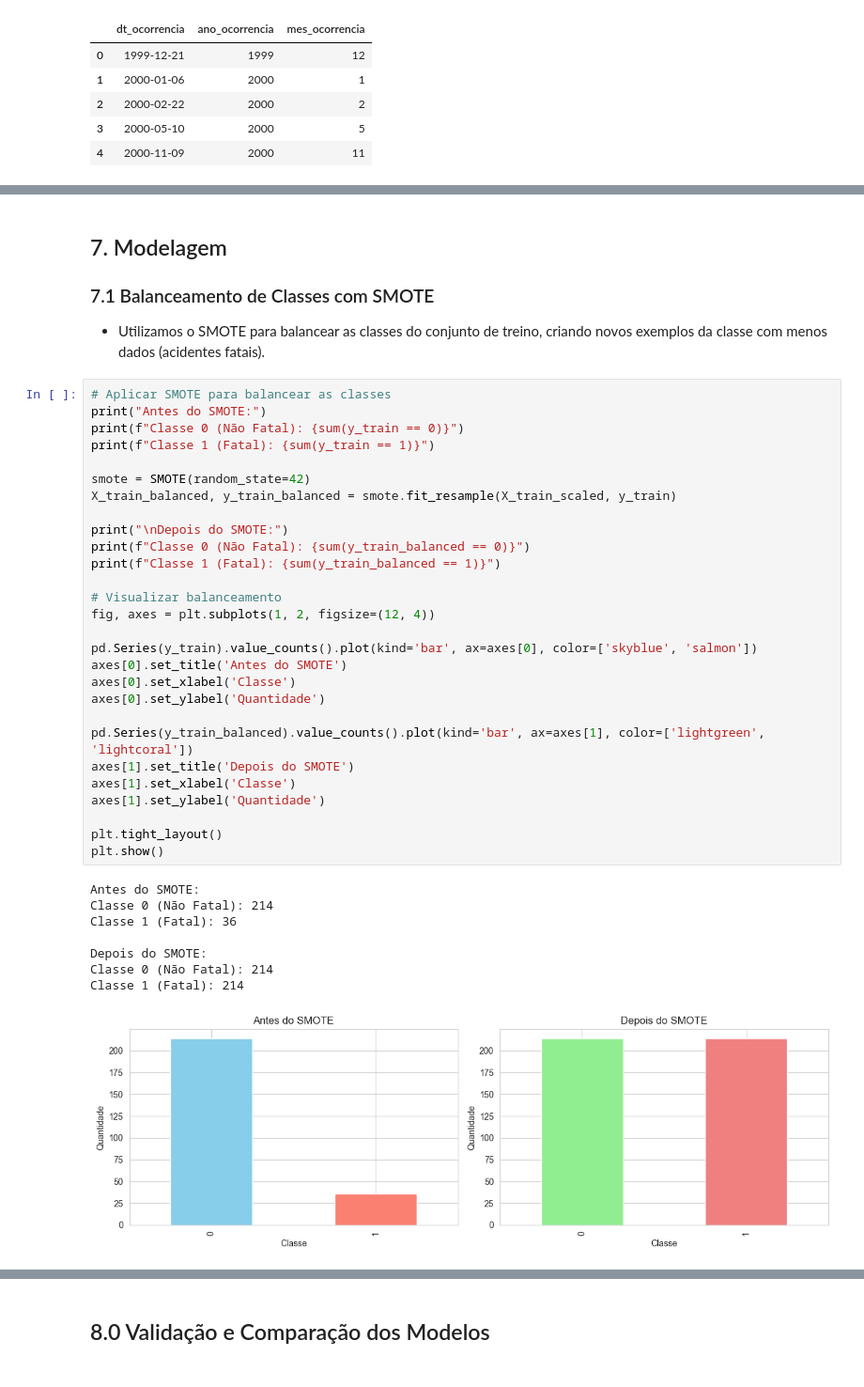
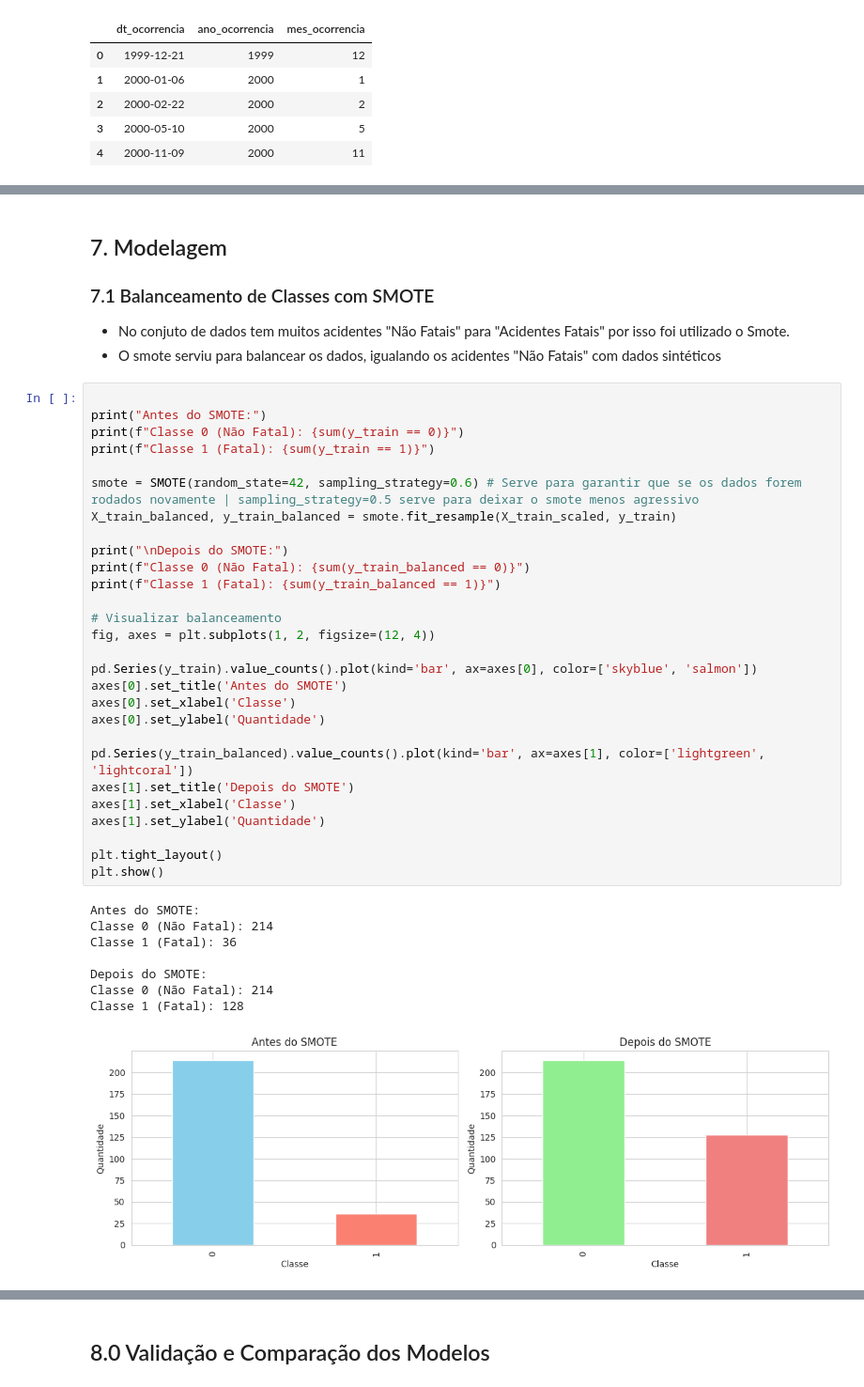
Before and after one commit to vtQuadros/Trabalho-Machine-Learning, a Jupyter notebook: projeto.ipynb, the cells around one changed output, grey strips where cells are left out. Shown at 94% size. Cells and saved outputs as stored; diff of their text form.

```diff
--- a/projeto.ipynb
+++ b/projeto.ipynb
@@ -537,44 +514,45 @@ Pré-processamento concluído!
 ## 7. Modelagem
 
 ### 7.1 Balanceamento de Classes com SMOTE
-- Utilizamos o SMOTE para balancear as classes do conjunto de treino, criando novos exemplos da classe com menos dados (acidentes fatais).
+- No conjuto de dados tem muitos acidentes "Não Fatais" para "Acidentes Fatais" por isso foi utilizado o Smote.
+- O smote serviu para balancear os dados, igualando os acidentes "Não Fatais" com dados sintéticos
 # %%
-# Aplicar SMOTE para balancear as classes
+
 print("Antes do SMOTE:")
 print(f"Classe 0 (Não Fatal): {sum(y_train == 0)}")
 print(f"Classe 1 (Fatal): {sum(y_train == 1)}")
 
-smote = SMOTE(random_state=42)
+smote = SMOTE(random_state=42, sampling_strategy=0.6) # Serve para garantir que se os dados forem rodados novamente | sampling_strategy=0.5 serve para deixar o smote menos agressivo
 X_train_balanced, y_train_balanced = smote.fit_resample(X_train_scaled, y_train)
 
 print("\nDepois do SMOTE:")
 print(f"Classe 0 (Não Fatal): {sum(y_train_balanced == 0)}")
 print(f"Classe 1 (Fatal): {sum(y_train_balanced == 1)}")
 
 # Visualizar balanceamento
 fig, axes = plt.subplots(1, 2, figsize=(12, 4))
 
 pd.Series(y_train).value_counts().plot(kind='bar', ax=axes[0], color=['skyblue', 'salmon'])
 axes[0].set_title('Antes do SMOTE')
 axes[0].set_xlabel('Classe')
 axes[0].set_ylabel('Quantidade')
 
 pd.Series(y_train_balanced).value_counts().plot(kind='bar', ax=axes[1], color=['lightgreen', 'lightcoral'])
 axes[1].set_title('Depois do SMOTE')
 axes[1].set_xlabel('Classe')
 axes[1].set_ylabel('Quantidade')
 
 plt.tight_layout()
 plt.show()
 # %% [output]
 Antes do SMOTE:
 Classe 0 (Não Fatal): 214
 Classe 1 (Fatal): 36
 
 Depois do SMOTE:
 Classe 0 (Não Fatal): 214
-Classe 1 (Fatal): 214
+Classe 1 (Fatal): 128
-[figure, old version]
+[figure, new version]
 # %% [markdown]
 ### 7.2 Treinamento dos Modelos
 
```
Also changed, not shown: parts of 39 cells of this notebook, 1 other file.
